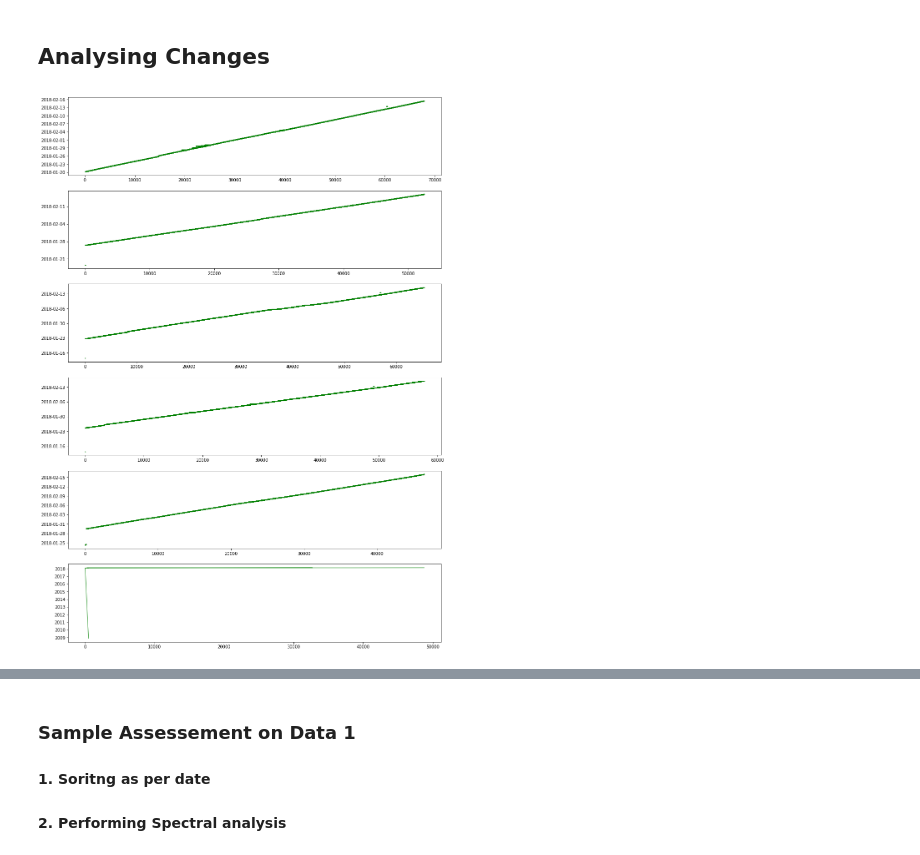
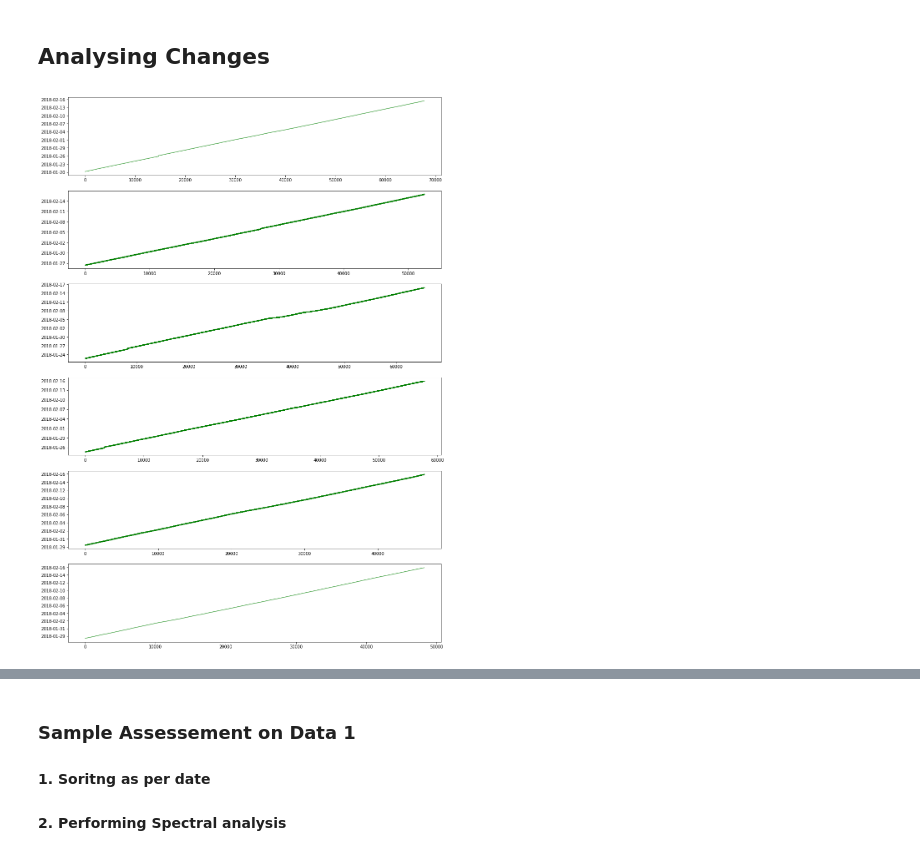
Before and after one commit to manjeet87/Signal_Analysis_UsingPython, a Jupyter notebook: Loconav/Fuel Data Analysis- F2.ipynb, the cells around one changed output, grey strips where cells are left out. Saved outputs shown, nothing was run; the diff lists cells and outputs as text; code cells hidden in the pictures.

```diff
--- a/Loconav/Fuel Data Analysis- F2.ipynb
+++ b/Loconav/Fuel Data Analysis- F2.ipynb
@@ -144,0 +156,4 @@ plt.xlim(datetime.datetime(2018,1,27,2,0), datetime.datetime(2018,2,15,6,55));
+# %%
+plt.rcParams['figure.figsize'] = [16,4]
+
+plt.plot(df1.datetime[:20], df1.distance[:20], 'g-', markersize = 2, linewidth = 1);
@@ -157,10 +176,13 @@ plt.xlim(datetime.datetime(2018,1,27,2,0), datetime.datetime(2018,2,15,6,55));
 
 
 #### Above method FAILS as it misinterprets somtimes day and month
+def formatDate():
+    global df1,df2,df3,df4,df5,df6
+    df1.datetime = df1.datetime.apply(lambda x: datetime.datetime.strptime(str(x), "%d-%m-%y %H:%M") )
+    df2.datetime = df2.datetime.apply(lambda x: datetime.datetime.strptime(str(x), "%Y-%m-%d %H:%M:%S") )
+    df3.datetime = df3.datetime.apply(lambda x: datetime.datetime.strptime(str(x), "%d-%m-%y %H:%M") )
+    df4.datetime = df4.datetime.apply(lambda x: datetime.datetime.strptime(str(x), "%d-%m-%y %H:%M") )
+    df5.datetime = df5.datetime.apply(lambda x: datetime.datetime.strptime(str(x), "%d-%m-%y %H:%M") )
+    df6.datetime = df6.datetime.apply(lambda x: datetime.datetime.strptime(str(x), "%d-%m-%y %H:%M") )
 
-df1.datetime = df1.datetime.apply(lambda x: datetime.datetime.strptime(str(x), "%d-%m-%y %H:%M") )
-df2.datetime = df2.datetime.apply(lambda x: datetime.datetime.strptime(str(x), "%Y-%m-%d %H:%M:%S") )
-df3.datetime = df3.datetime.apply(lambda x: datetime.datetime.strptime(str(x), "%Y-%m-%d %H:%M:%S") )
-df4.datetime = df4.datetime.apply(lambda x: datetime.datetime.strptime(str(x), "%Y-%m-%d %H:%M:%S") )
-df5.datetime = df5.datetime.apply(lambda x: datetime.datetime.strptime(str(x), "%Y-%m-%d %H:%M:%S") )
-df6.datetime = df6.datetime.apply(lambda x: datetime.datetime.strptime(str(x), "%Y-%m-%d %H:%M:%S") )
+formatDate()
@@ -178,5 +202,2 @@ df6 = df6.sort_values(['datetime'], ascending= True)
 # %% [markdown]
 #### 3. Removing Outliars
-# %%
-date = datetime.datetime(2018,1,18)
-df1 = df1[df1['datetime'] >= date]
@@ -189,21 +265,21 @@ datetime.datetime(2016,5,1).month
 # %%
 plt.rcParams['figure.figsize'] = [16,24]
 plt.subplot(6,1,1)
-plt.plot(df1.index, df1.datetime, 'g.', markersize = 1, linewidth = 1);
+plt.plot(df1.index, df1.datetime, 'g-', markersize = 1, linewidth = 1);
 
 plt.subplot(6,1,2)
 plt.plot(df2.index, df2.datetime, 'g.', markersize = 1, linewidth = 1);
 
 plt.subplot(6,1,3)
 plt.plot(df3.index, df3.datetime, 'g.', markersize = 1, linewidth = 1);
 
 plt.subplot(6,1,4)
 plt.plot(df4.index, df4.datetime, 'g.', markersize = 1, linewidth = 1);
 
 plt.subplot(6,1,5)
 plt.plot(df5.index, df5.datetime, 'g.', markersize = 1, linewidth = 1);
 
 plt.subplot(6,1,6)
 plt.plot(df6.index, df6.datetime, 'g-', markersize = 1, linewidth = 1);
 # %% [output]
-[figure, old version]
+[figure, new version]
```
Also changed, not shown: parts of 27 cells of this notebook, 1 other file.
